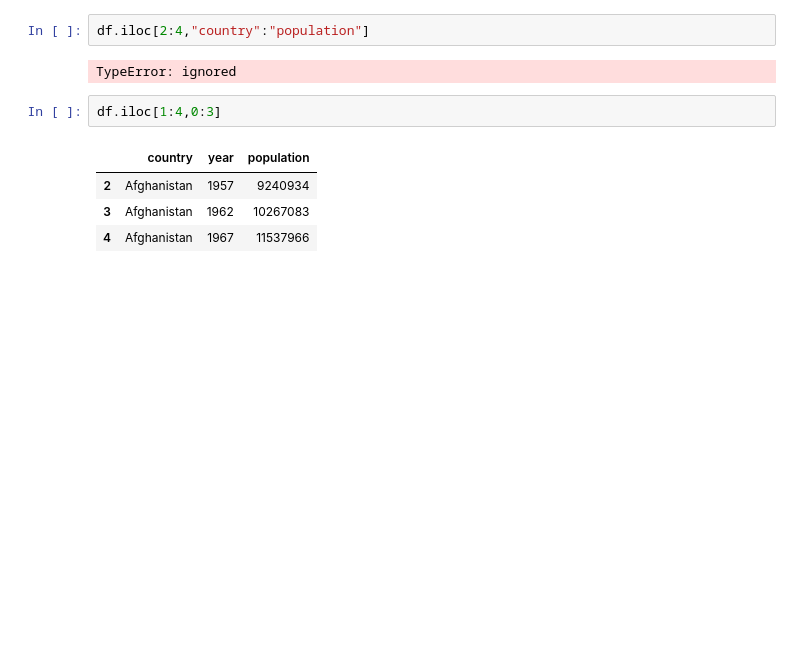
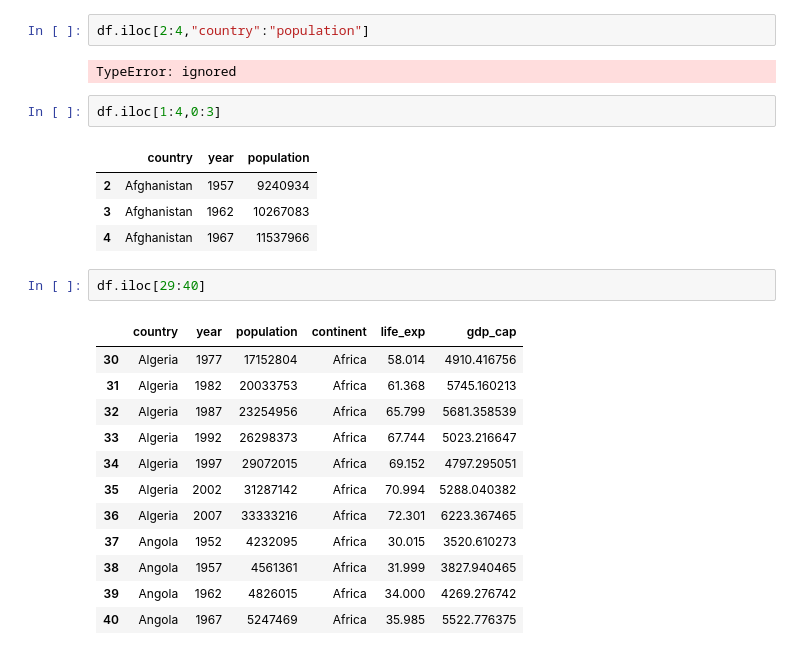
Before and after one commit to jeeet0700/Python_Advance, a Jupyter notebook: Pandas_2.ipynb, the cells around one changed output. Saved outputs shown, nothing was run; the diff lists cells and outputs as text; blank space fills up the shorter version.

```diff
--- a/Pandas_2.ipynb
+++ b/Pandas_2.ipynb
@@ -219,3 +219,18 @@ df.iloc[1:4,0:3]
 | 2 | Afghanistan | 1957 | 9240934 |
 | 3 | Afghanistan | 1962 | 10267083 |
 | 4 | Afghanistan | 1967 | 11537966 |
+# %%
+df.iloc[29:40]
+# %% [output]
+|  | country | year | population | continent | life_exp | gdp_cap |
+| 30 | Algeria | 1977 | 17152804 | Africa | 58.014 | 4910.416756 |
+| 31 | Algeria | 1982 | 20033753 | Africa | 61.368 | 5745.160213 |
+| 32 | Algeria | 1987 | 23254956 | Africa | 65.799 | 5681.358539 |
+| 33 | Algeria | 1992 | 26298373 | Africa | 67.744 | 5023.216647 |
+| 34 | Algeria | 1997 | 29072015 | Africa | 69.152 | 4797.295051 |
+| 35 | Algeria | 2002 | 31287142 | Africa | 70.994 | 5288.040382 |
+| 36 | Algeria | 2007 | 33333216 | Africa | 72.301 | 6223.367465 |
+| 37 | Angola | 1952 | 4232095 | Africa | 30.015 | 3520.610273 |
+| 38 | Angola | 1957 | 4561361 | Africa | 31.999 | 3827.940465 |
+| 39 | Angola | 1962 | 4826015 | Africa | 34.000 | 4269.276742 |
+| 40 | Angola | 1967 | 5247469 | Africa | 35.985 | 5522.776375 |
```
Also changed, not shown: parts of 15 cells of this notebook.
